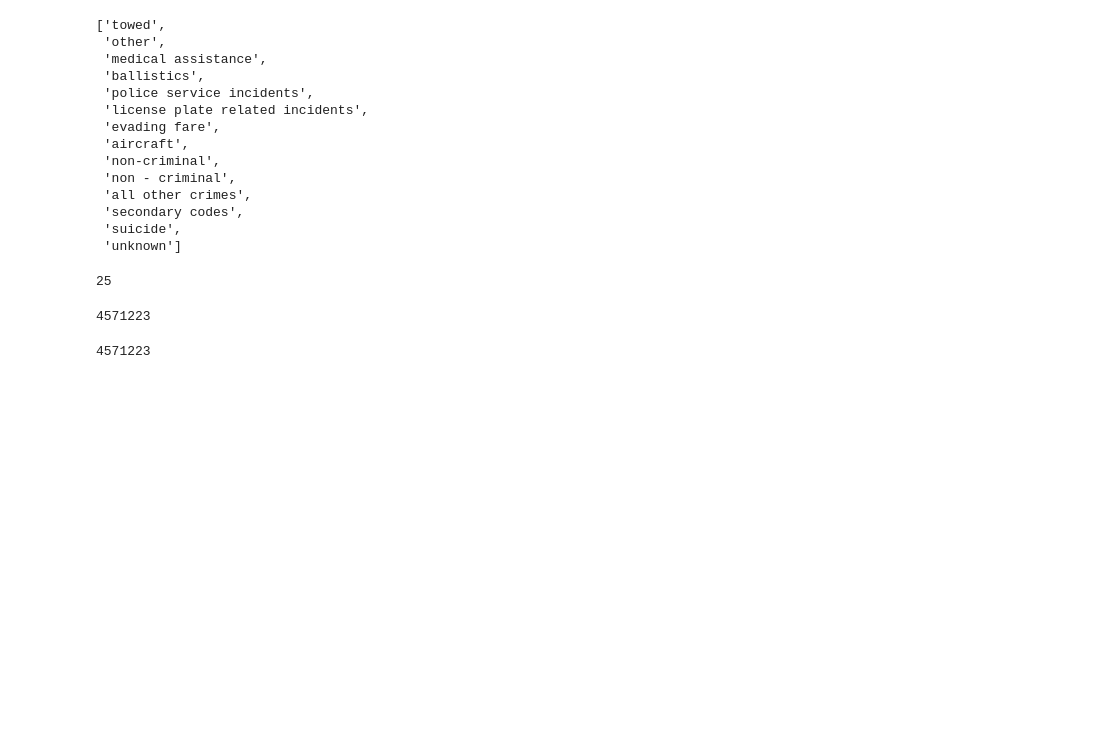
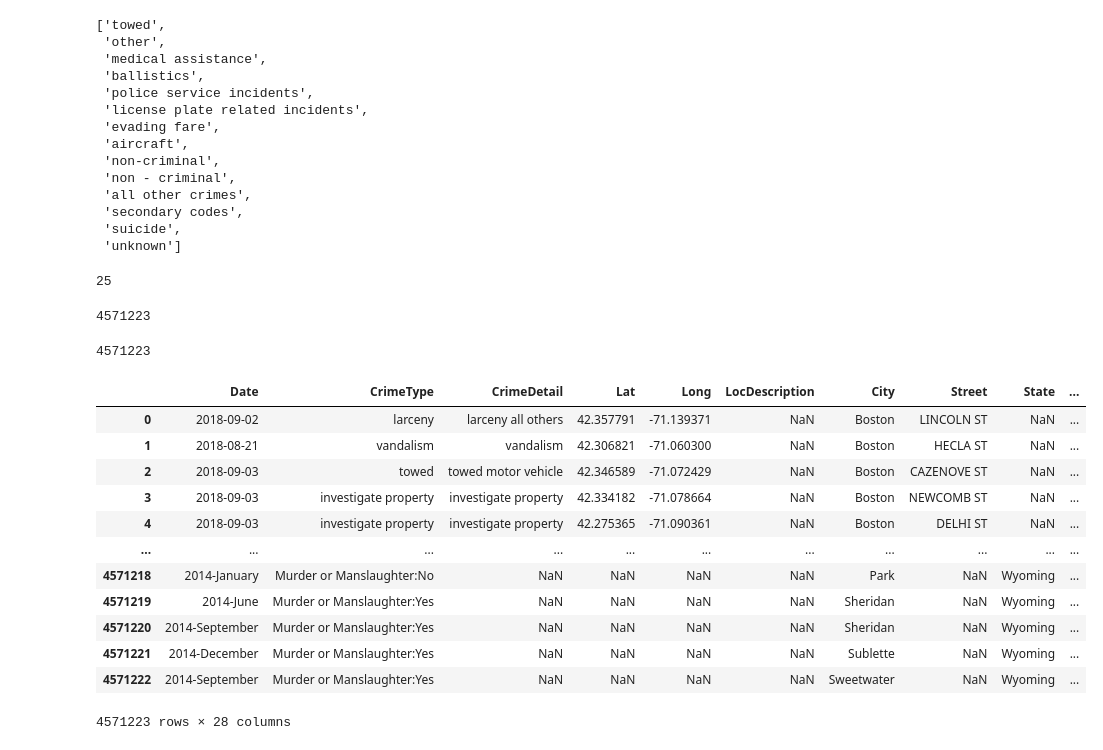
Before and after one commit to marija-stanojevic/Research2020, a Jupyter notebook: CombinedData/MapString.ipynb, the cells around one changed output. Drawn from its saved outputs; the diff is of its cells as text; code cells hidden in the pictures; blank space fills up the shorter version.

```diff
--- a/CombinedData/MapString.ipynb
+++ b/CombinedData/MapString.ipynb
@@ -527,6 +530,22 @@ len(CrimeType)
 4571223
 # %%
 df['CrimeMap']=CrimeMap
+# %%
+df
+# %% [output]
+|  | Date | CrimeType | CrimeDetail | Lat | Long | LocDescription | City | Street | State | ... |
+| 0 | 2018-09-02 | larceny | larceny all others | 42.357791 | -71.139371 | NaN | Boston | LINCOLN ST | NaN | ... |
+| 1 | 2018-08-21 | vandalism | vandalism | 42.306821 | -71.060300 | NaN | Boston | HECLA ST | NaN | ... |
+| 2 | 2018-09-03 | towed | towed motor vehicle | 42.346589 | -71.072429 | NaN | Boston | CAZENOVE ST | NaN | ... |
+| 3 | 2018-09-03 | investigate property | investigate property | 42.334182 | -71.078664 | NaN | Boston | NEWCOMB ST | NaN | ... |
+| 4 | 2018-09-03 | investigate property | investigate property | 42.275365 | -71.090361 | NaN | Boston | DELHI ST | NaN | ... |
+| ... | ... | ... | ... | ... | ... | ... | ... | ... | ... | ... |
+| 4571218 | 2014-January | Murder or Manslaughter:No | NaN | NaN | NaN | NaN | Park | NaN | Wyoming | ... |
+| 4571219 | 2014-June | Murder or Manslaughter:Yes | NaN | NaN | NaN | NaN | Sheridan | NaN | Wyoming | ... |
+| 4571220 | 2014-September | Murder or Manslaughter:Yes | NaN | NaN | NaN | NaN | Sheridan | NaN | Wyoming | ... |
+| 4571221 | 2014-December | Murder or Manslaughter:Yes | NaN | NaN | NaN | NaN | Sublette | NaN | Wyoming | ... |
+| 4571222 | 2014-September | Murder or Manslaughter:Yes | NaN | NaN | NaN | NaN | Sweetwater | NaN | Wyoming | ... |
+4571223 rows × 28 columns
 # %%
 df.to_csv("CrimeConnected.csv")
 # %%
```
Also changed, not shown: parts of 2 cells of this notebook, 35 other files.
